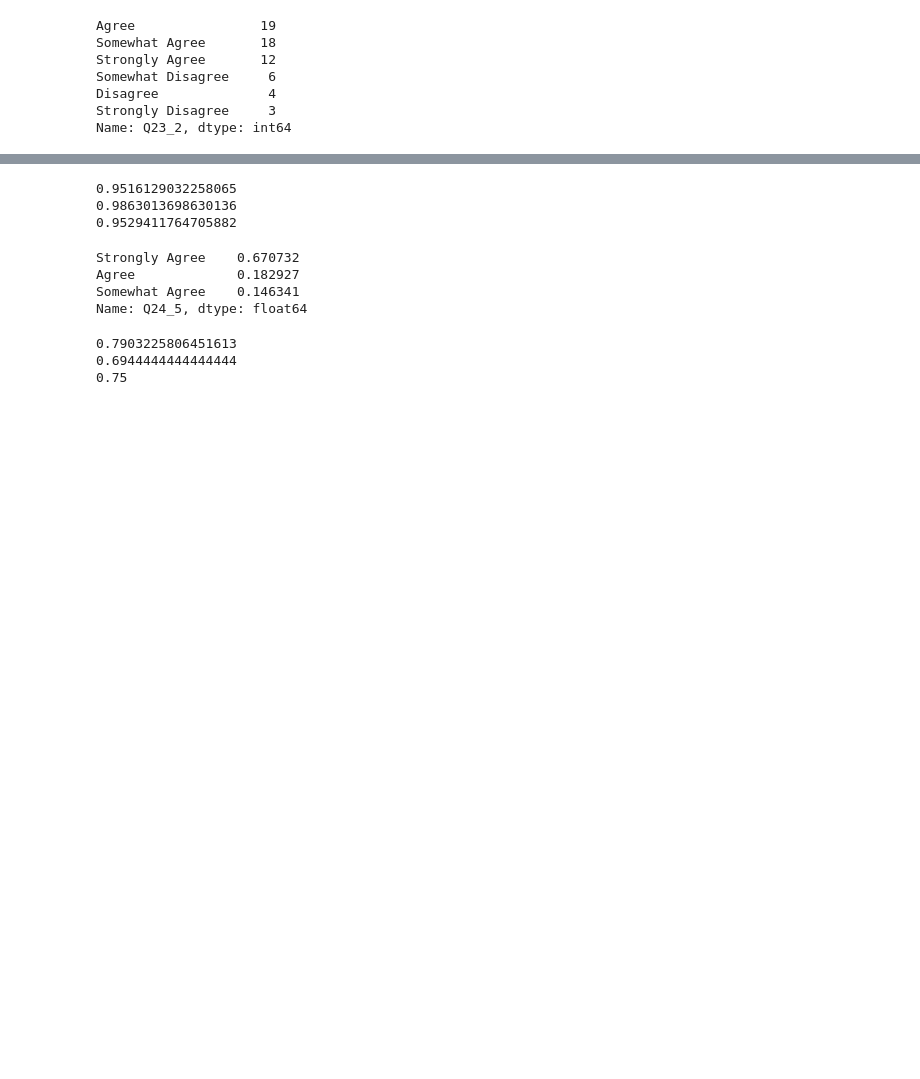
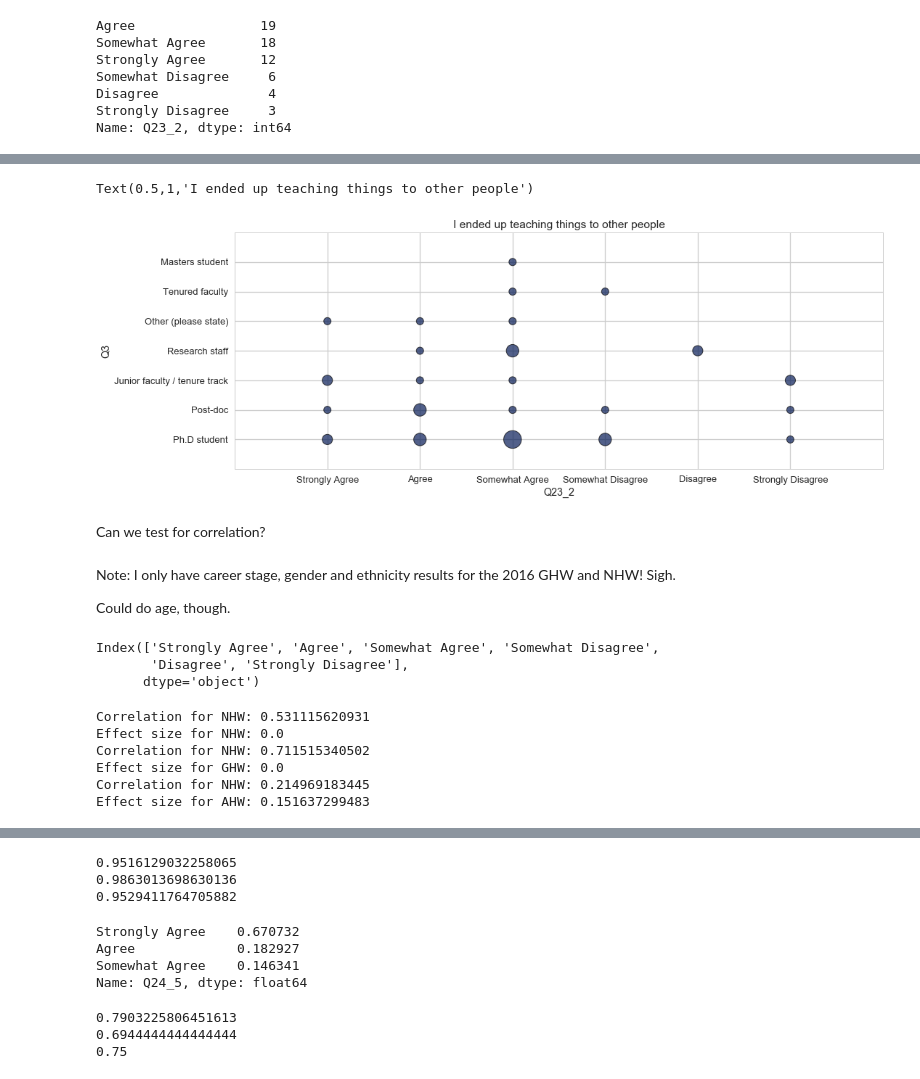
Before and after one commit to uwescience/HackWeek-Writeup, a Jupyter notebook: code/Analysis.ipynb, the cells around one changed output, grey strips where cells are left out. Drawn from its saved outputs; the diff is of its cells as text; code cells hidden in the pictures; blank space fills up the shorter version.

```diff
--- a/code/Analysis.ipynb
+++ b/code/Analysis.ipynb
@@ -633,0 +630,11 @@ Name: Q23_2, dtype: int64
+# %%
+fig, ax = plt.subplots(1, 1, figsize=(16,6))
+_plot_categorical(NHWdata, "Q23_2", "Q3",
+                  k, NHWdata["Q3"].value_counts().keys(),
+                  prefac=10, ax=ax, cmap="YlGnBu", s=4)
+ax.set_title("I ended up teaching things to other people")
+# %% [output]
+Text(0.5,1,'I ended up teaching things to other people')
+[figure, added]
+# %% [markdown]
+Can we test for correlation?
@@ -633,0 +660,4 @@ Name: Q23_2, dtype: int64
+# %% [markdown]
+Note: I only have career stage, gender and ethnicity results for the 2016 GHW and NHW! Sigh.
+
+Could do age, though.
@@ -633,0 +677,26 @@ Name: Q23_2, dtype: int64
+# %%
+ghw_tmp.Q23_2.cat.categories
+# %% [output]
+Index(['Strongly Agree', 'Agree', 'Somewhat Agree', 'Somewhat Disagree',
+       'Disagree', 'Strongly Disagree'],
+      dtype='object')
+# %%
+nhw_cm = pd.crosstab(nhw_tmp["Q23_2"], nhw_tmp["Q3"])
+print("Correlation for NHW: " + str(scipy.stats.chi2_contingency(nhw_cm)[1]))
+print("Effect size for NHW: " + str(cramers_corrected_stat(nhw_cm)))
+
+ghw_cm = pd.crosstab(ghw_tmp["Q23_2"], ghw_tmp["Q3"])
+print("Correlation for NHW: " + str(scipy.stats.chi2_contingency(ghw_cm)[1]))
+
+print("Effect size for GHW: " + str(cramers_corrected_stat(ghw_cm)))
+
+ahw_cm = pd.crosstab(ahw_tmp["Q23_2"], ahw_tmp["Q3"])
+print("Correlation for NHW: " + str(scipy.stats.chi2_contingency(ahw_cm)[1]))
+print("Effect size for AHW: " + str(cramers_corrected_stat(ahw_cm)))
+# %% [output]
+Correlation for NHW: 0.531115620931
+Effect size for NHW: 0.0
+Correlation for NHW: 0.711515340502
+Effect size for GHW: 0.0
+Correlation for NHW: 0.214969183445
+Effect size for AHW: 0.151637299483
```
Also changed, not shown: parts of 45 cells of this notebook.
